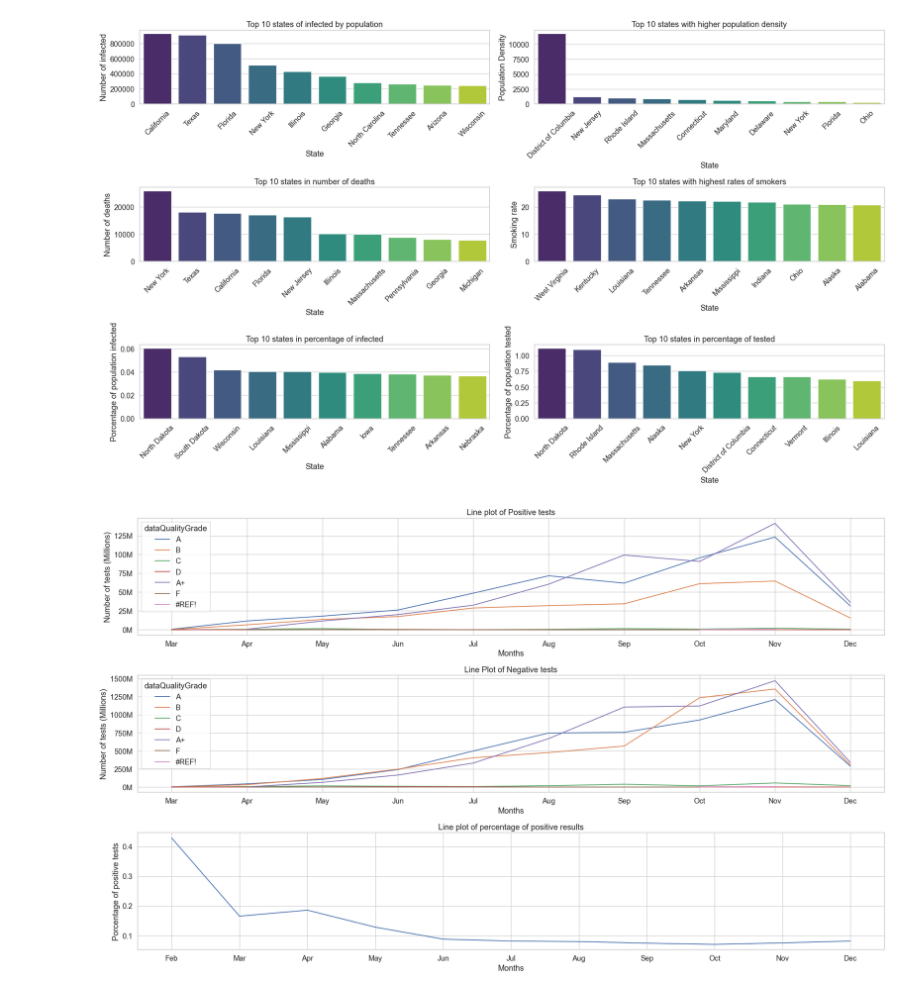
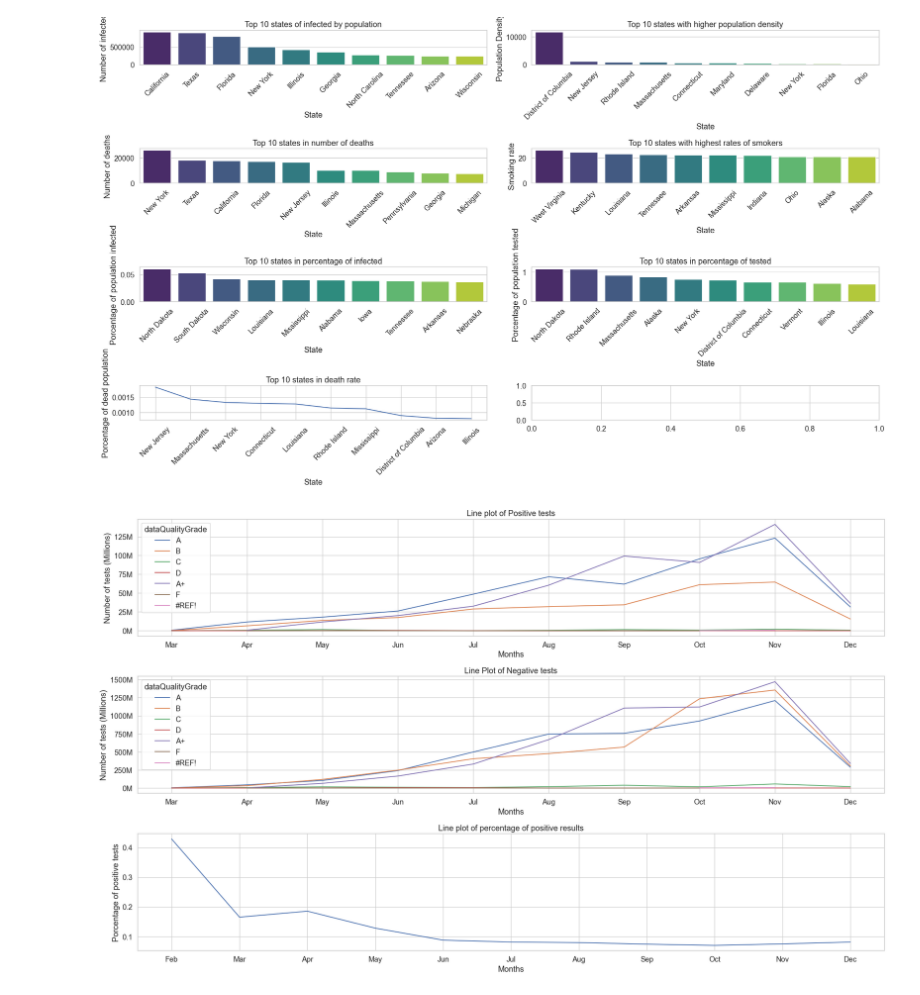
Before and after one commit to ollie-gats/BSE_brush_up_python_project, a Jupyter notebook: final_project_part1.ipynb, the cells around one changed output. Saved outputs shown, nothing was run; the diff lists cells and outputs as text; code cells hidden in the pictures.

```diff
--- a/final_project_part1.ipynb
+++ b/final_project_part1.ipynb
@@ -50,6 +50,7 @@ covid_data['month_name'] = covid_data['month'].map(months_dict)
 # %%
 states_data['%pop_infected'] = states_data['Infected']/states_data['Population']
 states_data['%pop_tested'] = states_data['Tested']/states_data['Population']
+states_data['%pop_dead'] = states_data['Deaths']/states_data['Population']
 # %%
 #Getting the top 10 states from different categories
 sorted_infected = states_data.sort_values('Infected', ascending=False).head(10)
@@ -58,10 +59,11 @@ sorted_death = states_data.sort_values('Deaths', ascending=False).head(10)
 sorted_smoking = states_data.sort_values('Smoking Rate', ascending=False).head(10)
 sorted_porc_inf = states_data.sort_values('%pop_infected', ascending=False).head(10)
 sorted_porc_tes = states_data.sort_values('%pop_tested', ascending=False).head(10)
+sorted_porc_dead = states_data.sort_values('%pop_dead', ascending=False).head(10)
 
 sns.set_theme(font_scale=1.2)
 sns.set_style("whitegrid")
-fig, axes = plt.subplots(3, 2, figsize=(20,12))  # 3 row, 2 columns for 6 subplots
+fig, axes = plt.subplots(4, 2, figsize=(20,12))  # 4 rows, 2 columns for 7 subplots
 
 # Define a custom color palette
 # Set the color palette for your plots
@@ -89,34 +91,42 @@ axes[1,0].set_ylabel('Number of deaths')
 axes[1,0].set_title('Top 10 states in number of deaths')
 plt.setp(axes[1,0].xaxis.get_majorticklabels(), rotation=45)
 
 # 4th plot Rate Smokers
 sns.barplot(x='State', y='Smoking Rate', data=sorted_smoking, ax=axes[1,1])
 axes[1,1].set_xlabel('State')
 axes[1,1].set_ylabel('Smoking rate')
 axes[1,1].set_title('Top 10 states with highest rates of smokers')
 plt.setp(axes[1,1].xaxis.get_majorticklabels(), rotation=45)
 
 # 5th plot
 sns.barplot(x='State', y='%pop_infected', data=sorted_porc_inf, ax=axes[2,0])
 axes[2,0].set_xlabel('State')
 axes[2,0].set_ylabel('Porcentage of population infected')
 axes[2,0].set_title('Top 10 states in percentage of infected')
 plt.setp(axes[2,0].xaxis.get_majorticklabels(), rotation=45)
 
 # 6th plot
 sns.barplot(x='State', y='%pop_tested', data=sorted_porc_tes, ax=axes[2,1])
 axes[2,1].set_xlabel('State')
 axes[2,1].set_ylabel('Porcentage of population tested')
 axes[2,1].set_title('Top 10 states in percentage of tested')
 plt.setp(axes[2,1].xaxis.get_majorticklabels(), rotation=45)
 
+# 7th plot
+sns.lineplot(x='State', y='%pop_dead', data=sorted_porc_dead, ax=axes[3,0])
+axes[3,0].set_xlabel('State')
+axes[3,0].set_ylabel('Porcentage of dead population')
+axes[3,0].set_title('Top 10 states in death rate')
+plt.setp(axes[3,0].xaxis.get_majorticklabels(), rotation=45)
+
+
 # Adjust subplot layout
 plt.tight_layout()
 
 # Show the plots
 plt.show()
 # %% [output]
-[figure, old version]
+[figure, new version]
 # %%
 #Group by month and dataQuality
 grouped_data1 = covid_data.groupby(by = ['month', 'month_name', 'dataQualityGrade']).agg({'positive':'sum', 'negative':'sum', 'death':'sum', 'hospitalized':'sum'})
```
Also changed, not shown: parts of 2 cells of this notebook.
